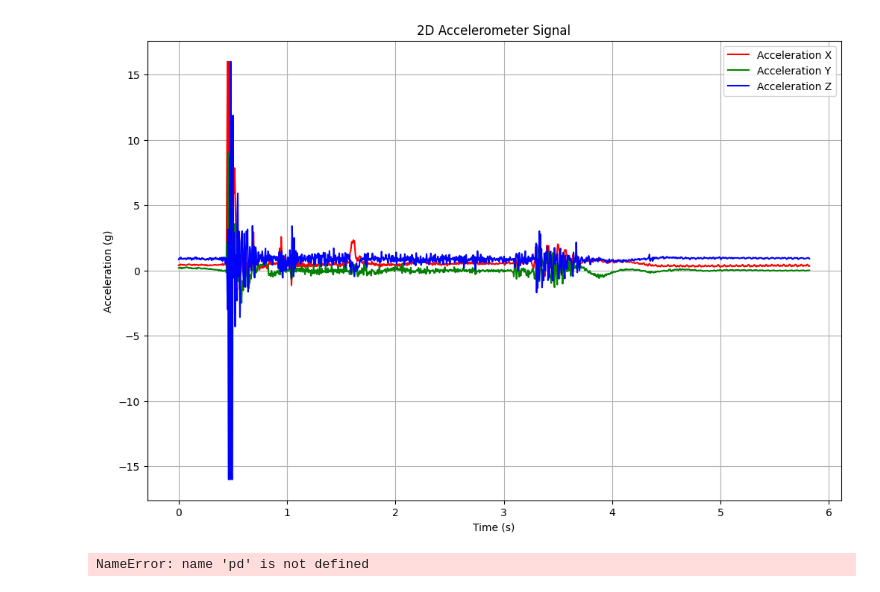
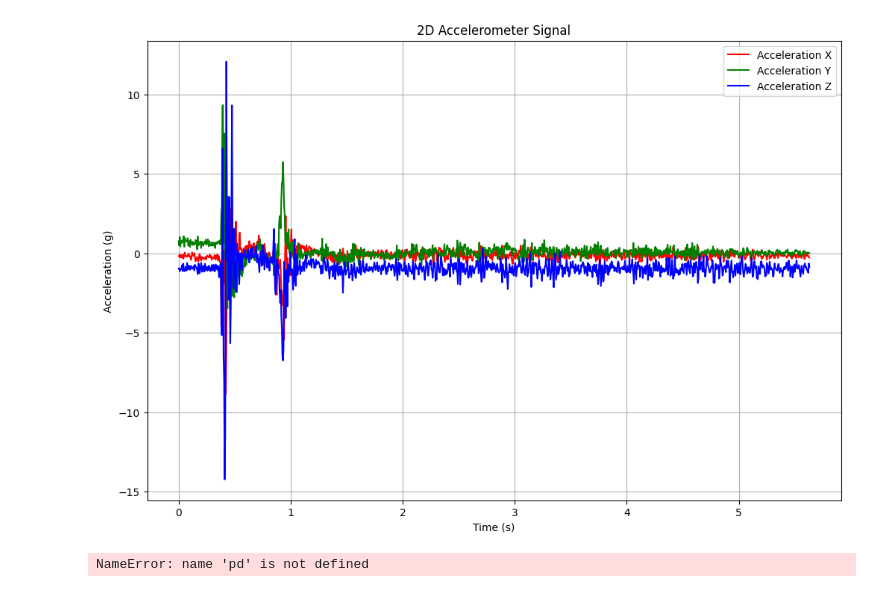
Before and after one commit to MDGo-official/DS-impact-prediction-local-run, a Jupyter notebook: exploring.ipynb, the cells around one changed output. Drawn from its saved outputs; the diff is of its cells as text; code cells hidden in the pictures.

```diff
--- a/exploring.ipynb
+++ b/exploring.ipynb
@@ -4,7 +4,7 @@ import numpy as np
 import matplotlib.pyplot as plt
 
 # Load JSON data
-with open(r'Data\63b6ba0afd4390f3bc15c346\606c2bf94ff42e0002ce4d71.json', 'r') as f:
+with open(r'Data\EV62b813664f0b7ed2b2cc7316.json', 'r') as f:
     data = json.load(f)
 
 # Extract accelerometer data and time
@@ -20,34 +20,34 @@ time = np.linspace(0, total_time, num_samples)
 plt.figure(figsize=(12, 8))
 
 # Plot Acceleration X
 plt.plot(time, acc_x, label='Acceleration X', color='r')
 
 # Plot Acceleration Y
 plt.plot(time, acc_y, label='Acceleration Y', color='g')
 
 # Plot Acceleration Z
 plt.plot(time, acc_z, label='Acceleration Z', color='b')
 
 # Add labels, title, and legend
 plt.title("2D Accelerometer Signal")
 plt.xlabel("Time (s)")
 plt.ylabel("Acceleration (g)")
 plt.legend()
 
 # Show the plot
 plt.grid(True)
 plt.show()
 
 # data to df
 Acc_X=data['Acc_X']['Data']
 Acc_Y=data['Acc_Y']['Data']
 Acc_Z=data['Acc_Z']['Data']
 gyr_x = data['Sensors'][0]['Data']
 gyr_y = (data['Sensors'][1]["Data"])
 gyr_z = (data['Sensors'][2]["Data"])
 rawData_df = pd.DataFrame(np.array([Acc_X,Acc_Y,Acc_Z,gyr_x,gyr_y,gyr_z]).T, columns=["Acc_X","Acc_Y","Acc_Z",'Gyro_X', 'Gyro_Y', 'Gyro_Z'])
 # %% [output]
-[figure, old version]
+[figure, new version]
 NameError: name 'pd' is not defined
 # %%
 import json
```
Also changed, not shown: 1 other file.
